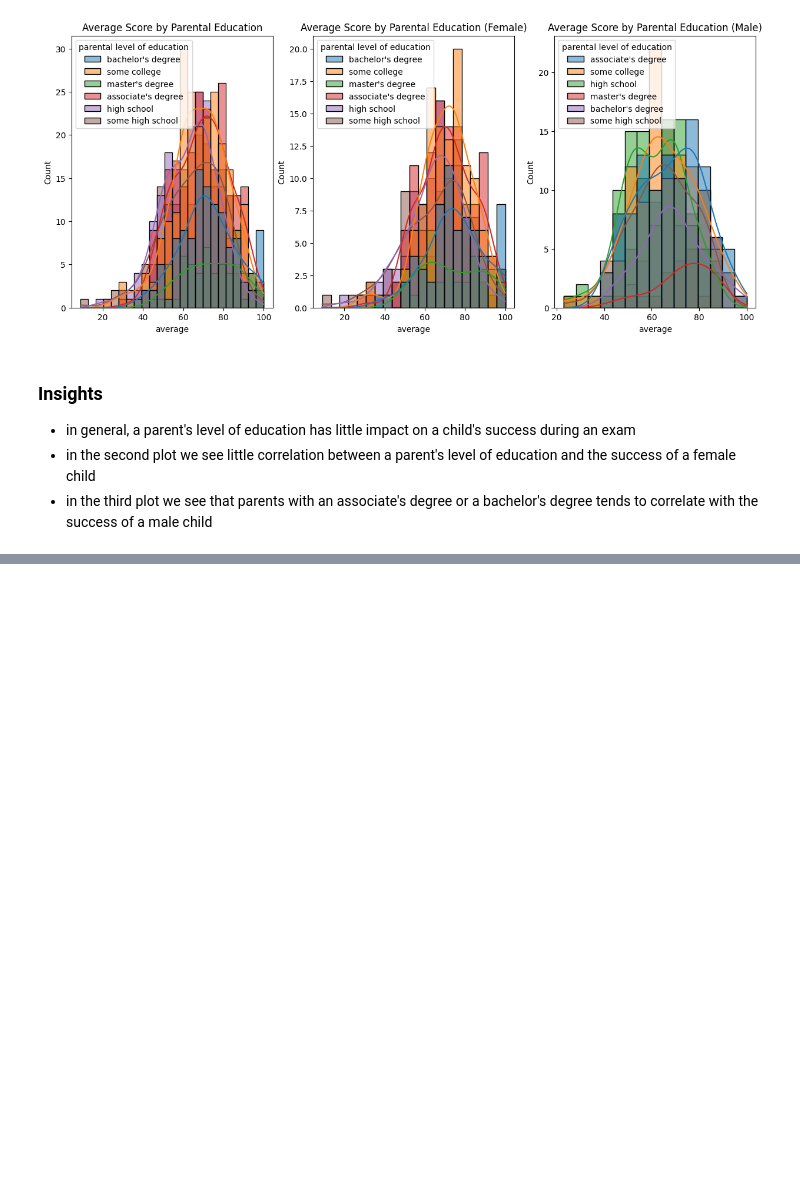
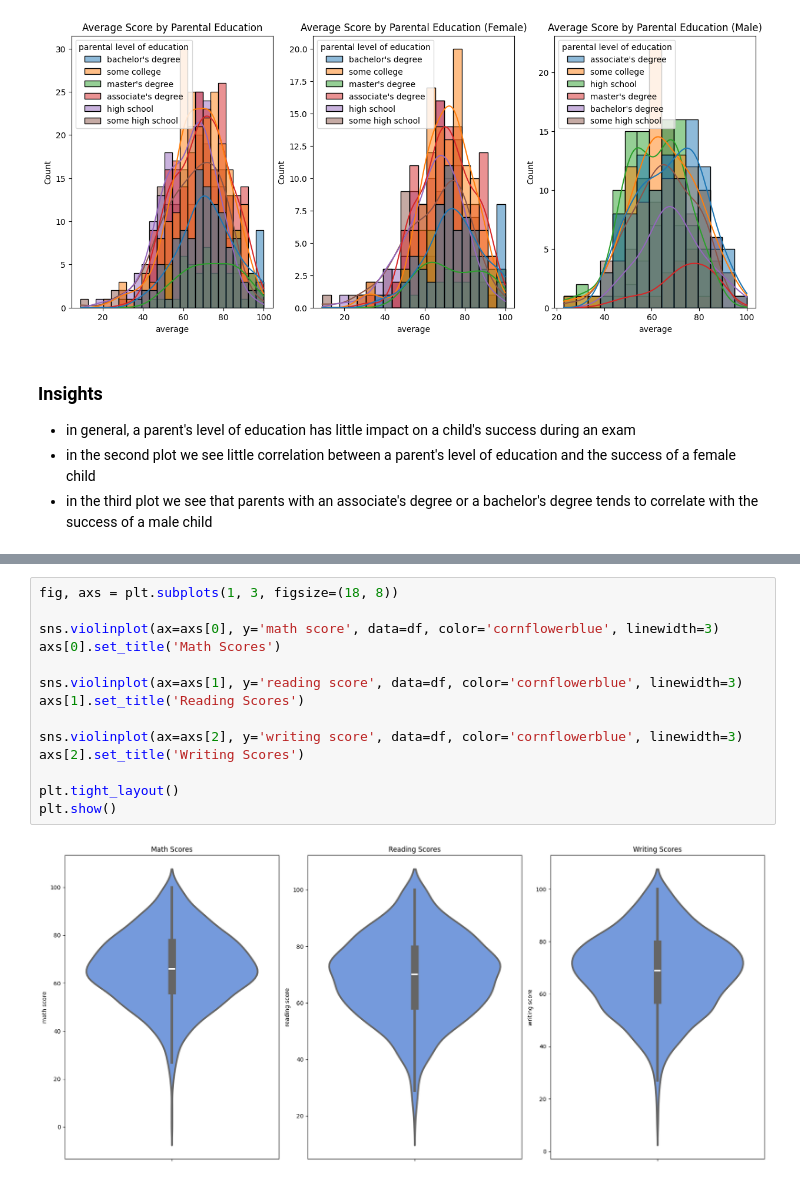
Before and after one commit to hilpresent/ml-project, a Jupyter notebook: notebook/EDA.ipynb, the cells around one changed output, grey strips where cells are left out. Cells and saved outputs as stored; diff of their text form; blank space fills up the shorter version.

```diff
--- a/notebook/EDA.ipynb
+++ b/notebook/EDA.ipynb
@@ -340,0 +364,16 @@ plt.show()
+# %%
+fig, axs = plt.subplots(1, 3, figsize=(18, 8))
+
+sns.violinplot(ax=axs[0], y='math score', data=df, color='cornflowerblue', linewidth=3)
+axs[0].set_title('Math Scores')
+
+sns.violinplot(ax=axs[1], y='reading score', data=df, color='cornflowerblue', linewidth=3)
+axs[1].set_title('Reading Scores')
+
+sns.violinplot(ax=axs[2], y='writing score', data=df, color='cornflowerblue', linewidth=3)
+axs[2].set_title('Writing Scores')
+
+plt.tight_layout()
+plt.show()
+# %% [output]
+[figure, added]
```
Also changed, not shown: parts of 19 cells of this notebook.
